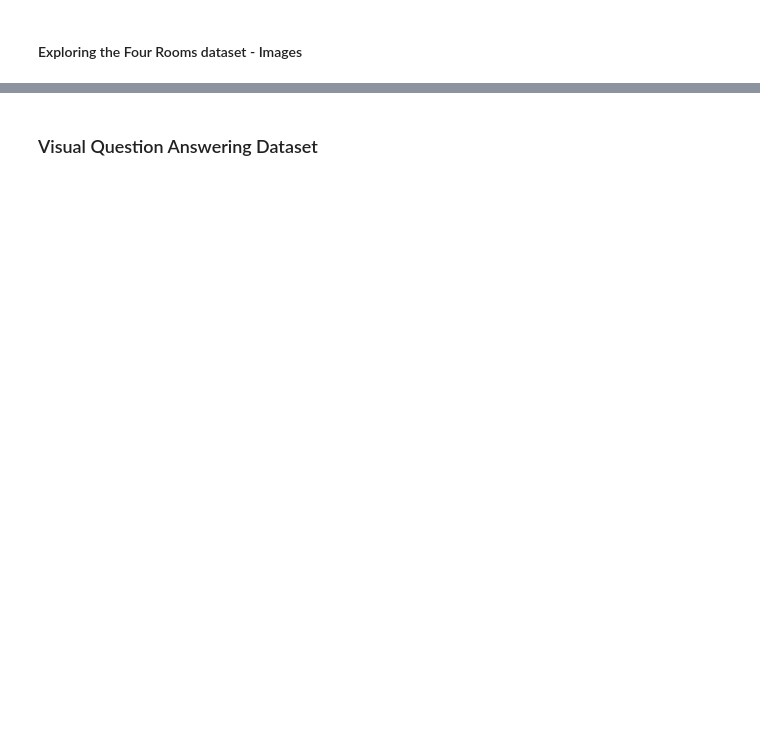
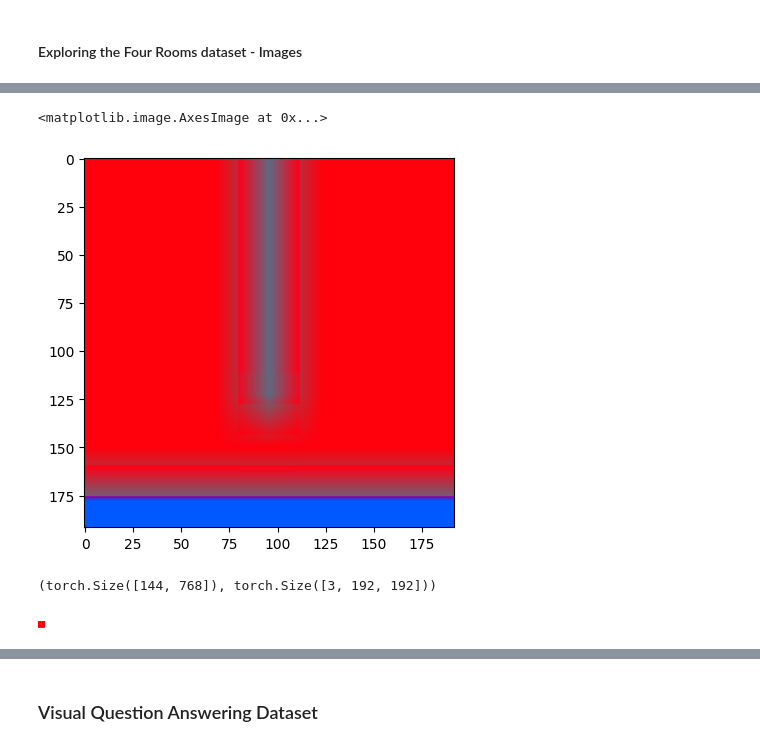
Before and after one commit to eihli/NEKO, a Jupyter notebook: dev_notebooks/mini_gato/mini_gato.ipynb, the cells around one changed output, grey strips where cells are left out. Saved outputs shown, nothing was run; the diff lists cells and outputs as text; code cells hidden in the pictures; blank space fills up the shorter version.

```diff
--- a/dev_notebooks/mini_gato/mini_gato.ipynb
+++ b/dev_notebooks/mini_gato/mini_gato.ipynb
@@ -486,6 +490,16 @@ SEQUENCE_LENGTH = 1024
 Take a look at an example agent dataset: [Four Rooms](https://minigrid.farama.org/environments/minigrid/FourRoomsEnv/).
 
 You've got an observation space of `[mission, direction, image]`.
+# %%
+class Timesteps(OrderedDict):
+    def __init__(self, *args, **kwargs):
+        super().__init__(*args, **kwargs)
+        self.device = 'cpu'
+    def to(self, device):
+        self.device = device
+        for k, v in self.items():
+            self[k] = v.to(device)
+        return self
 # %%
 # These next 5 functions are helpers for when we need have a sample with
 # a large number of episodes and creating a sequence from all of them would
@@ -709,10 +751,16 @@ tokenizer.decode_image(patches).shape
 # %%
 xs, ys = four_rooms_dataset_xf[0]
 images = xs['image']
-patches = image[0]
+image = images[0]
+patches = image
 plt.imshow(tokenizer.decode_image(patches).permute(1, 2, 0))
+# %% [output]
+<matplotlib.image.AxesImage at 0x...>
+[figure, added]
 # %%
-image.shape, tokenizer.decode_image(image[0]).shape
+image.shape, tokenizer.decode_image(image).shape
+# %% [output]
+(torch.Size([144, 768]), torch.Size([3, 192, 192]))
 # %%
 from PIL import Image
 from IPython.display import display, Image as IPythonImage
@@ -722,6 +770,8 @@ images = four_rooms_to_rgb(four_rooms_dataset[0].observations['image'])
 images = images.permute(0, 2, 3, 1).numpy()
 images = [Image.fromarray(image) for image in images]
 images[0]
+# %% [output]
+[figure, added]
 # %%
 import io
 buffer = io.BytesIO()
```
Also changed, not shown: parts of 87 cells of this notebook.
